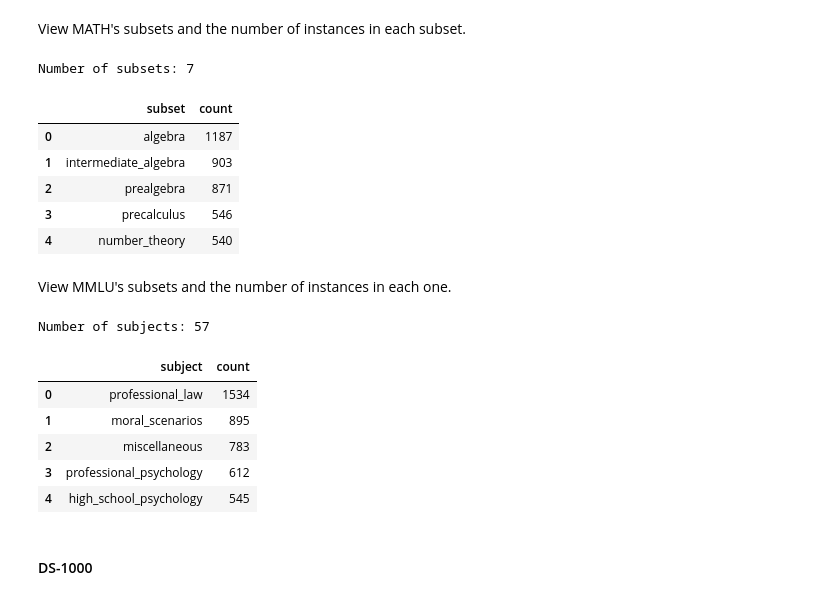
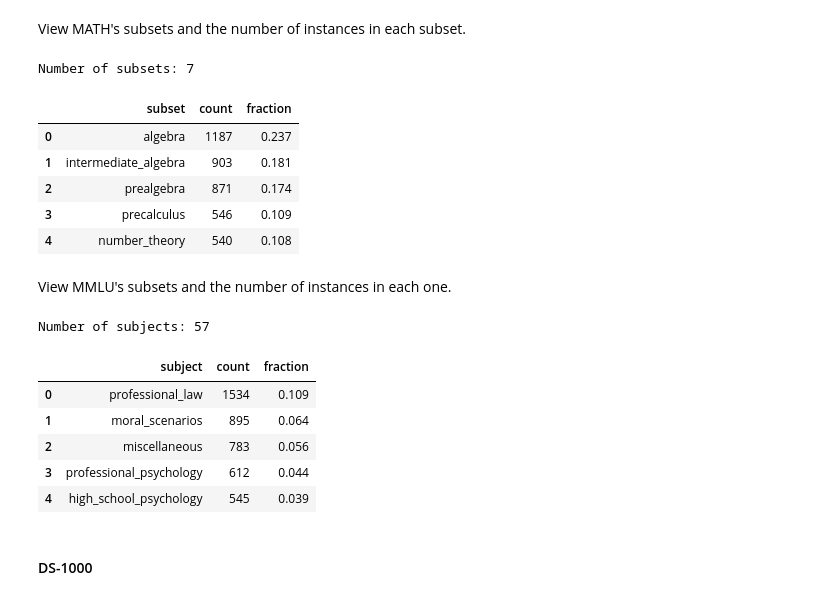
Before and after one commit to mpg05883/EvalTree, a Jupyter notebook: notebooks/eda.ipynb, the cells around one changed output. Cells and saved outputs as stored; diff of their text form; code cells hidden in the pictures.

```diff
--- a/notebooks/eda.ipynb
+++ b/notebooks/eda.ipynb
@@ -115,35 +113,37 @@ View MATH's subsets and the number of instances in each subset.
 # %%
 df = load_dataset(Dataset.MATH)
 subset_col = Dataset.MATH.subset_col
 df = df[subset_col].value_counts().reset_index(name="count")
+df["fraction"] = (df["count"] / df["count"].sum()).apply(lambda x: float(f"{x:.3f}"))
 
 print(f"Number of {subset_col}s: {len(df)}")
 df.head()
 # %% [output]
 Number of subsets: 7
-|  | subset | count |
-| 0 | algebra | 1187 |
-| 1 | intermediate_algebra | 903 |
-| 2 | prealgebra | 871 |
-| 3 | precalculus | 546 |
-| 4 | number_theory | 540 |
+|  | subset | count | fraction |
+| 0 | algebra | 1187 | 0.237 |
+| 1 | intermediate_algebra | 903 | 0.181 |
+| 2 | prealgebra | 871 | 0.174 |
+| 3 | precalculus | 546 | 0.109 |
+| 4 | number_theory | 540 | 0.108 |
 # %% [markdown]
 View MMLU's subsets and the number of instances in each one.
 # %%
 df = load_dataset(Dataset.MMLU)
 subset_col = Dataset.MMLU.subset_col
 df = df[subset_col].value_counts().reset_index(name="count")
+df["fraction"] = (df["count"] / df["count"].sum()).apply(lambda x: float(f"{x:.3f}"))
 
 print(f"Number of {subset_col}s: {len(df)}")
 df.head()
 # %% [output]
 Number of subjects: 57
-|  | subject | count |
-| 0 | professional_law | 1534 |
-| 1 | moral_scenarios | 895 |
-| 2 | miscellaneous | 783 |
-| 3 | professional_psychology | 612 |
-| 4 | high_school_psychology | 545 |
+|  | subject | count | fraction |
+| 0 | professional_law | 1534 | 0.109 |
+| 1 | moral_scenarios | 895 | 0.064 |
+| 2 | miscellaneous | 783 | 0.056 |
+| 3 | professional_psychology | 612 | 0.044 |
+| 4 | high_school_psychology | 545 | 0.039 |
 # %% [markdown]
 #### DS-1000
 # %% [markdown]
```
Also changed, not shown: parts of 10 cells of this notebook.
